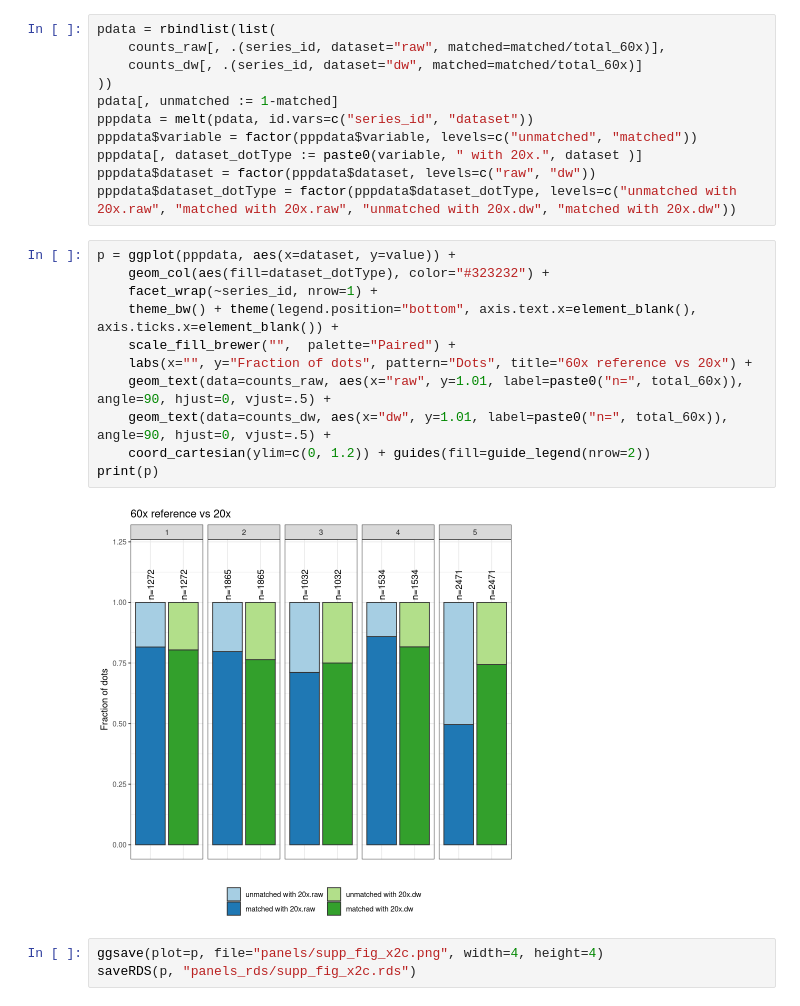
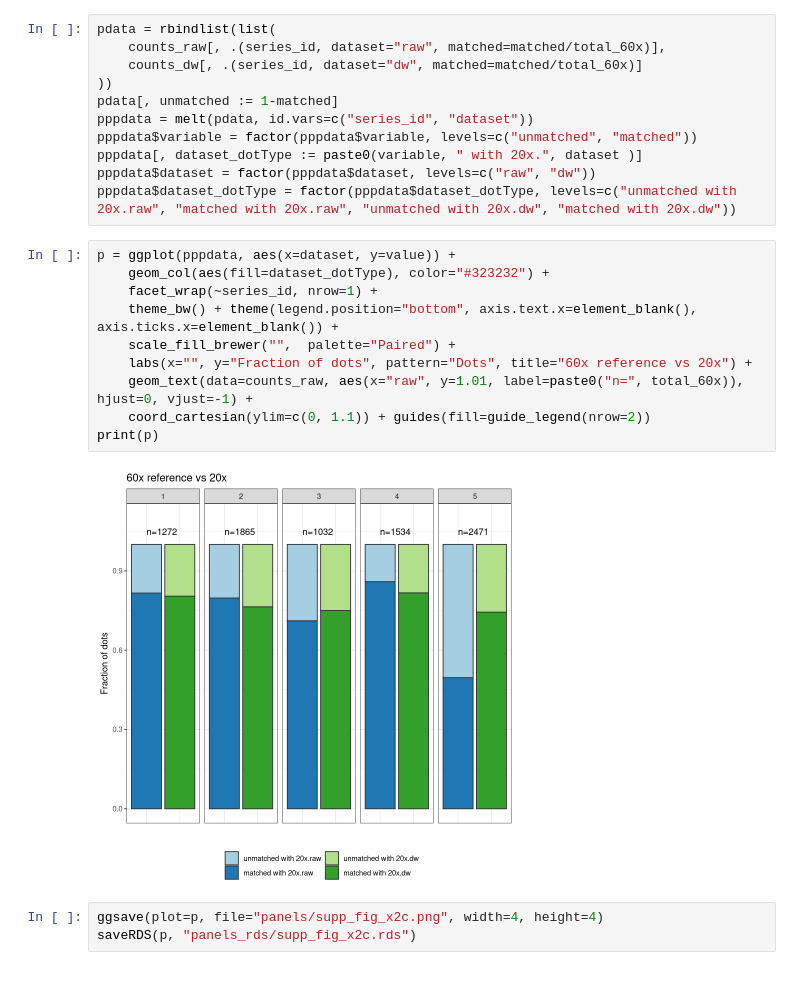
Before and after one commit to ggirelli/deconwolf-smFISH-analysis, a Jupyter notebook: manuscript/1.0_panels-SFX2.ipynb, the cells around one changed output. Drawn from its saved outputs; the diff is of its cells as text.

```diff
--- a/manuscript/1.0_panels-SFX2.ipynb
+++ b/manuscript/1.0_panels-SFX2.ipynb
@@ -132,16 +132,15 @@ pppdata$dataset_dotType = factor(pppdata$dataset_dotType, levels=c("unmatched wi
 # %%
 p = ggplot(pppdata, aes(x=dataset, y=value)) +
     geom_col(aes(fill=dataset_dotType), color="#323232") +
     facet_wrap(~series_id, nrow=1) +
     theme_bw() + theme(legend.position="bottom", axis.text.x=element_blank(), axis.ticks.x=element_blank()) +
     scale_fill_brewer("",  palette="Paired") +
     labs(x="", y="Fraction of dots", pattern="Dots", title="60x reference vs 20x") +
-    geom_text(data=counts_raw, aes(x="raw", y=1.01, label=paste0("n=", total_60x)), angle=90, hjust=0, vjust=.5) +
-    geom_text(data=counts_dw, aes(x="dw", y=1.01, label=paste0("n=", total_60x)), angle=90, hjust=0, vjust=.5) +
-    coord_cartesian(ylim=c(0, 1.2)) + guides(fill=guide_legend(nrow=2))
+    geom_text(data=counts_raw, aes(x="raw", y=1.01, label=paste0("n=", total_60x)), hjust=0, vjust=-1) +
+    coord_cartesian(ylim=c(0, 1.1)) + guides(fill=guide_legend(nrow=2))
 print(p)
 # %% [output]
-[figure, old version]
+[figure, new version]
 # %%
 ggsave(plot=p, file="panels/supp_fig_x2c.png", width=4, height=4)
 saveRDS(p, "panels_rds/supp_fig_x2c.rds")
```
Also changed, not shown: parts of 1 cell of this notebook, 11 other files.
